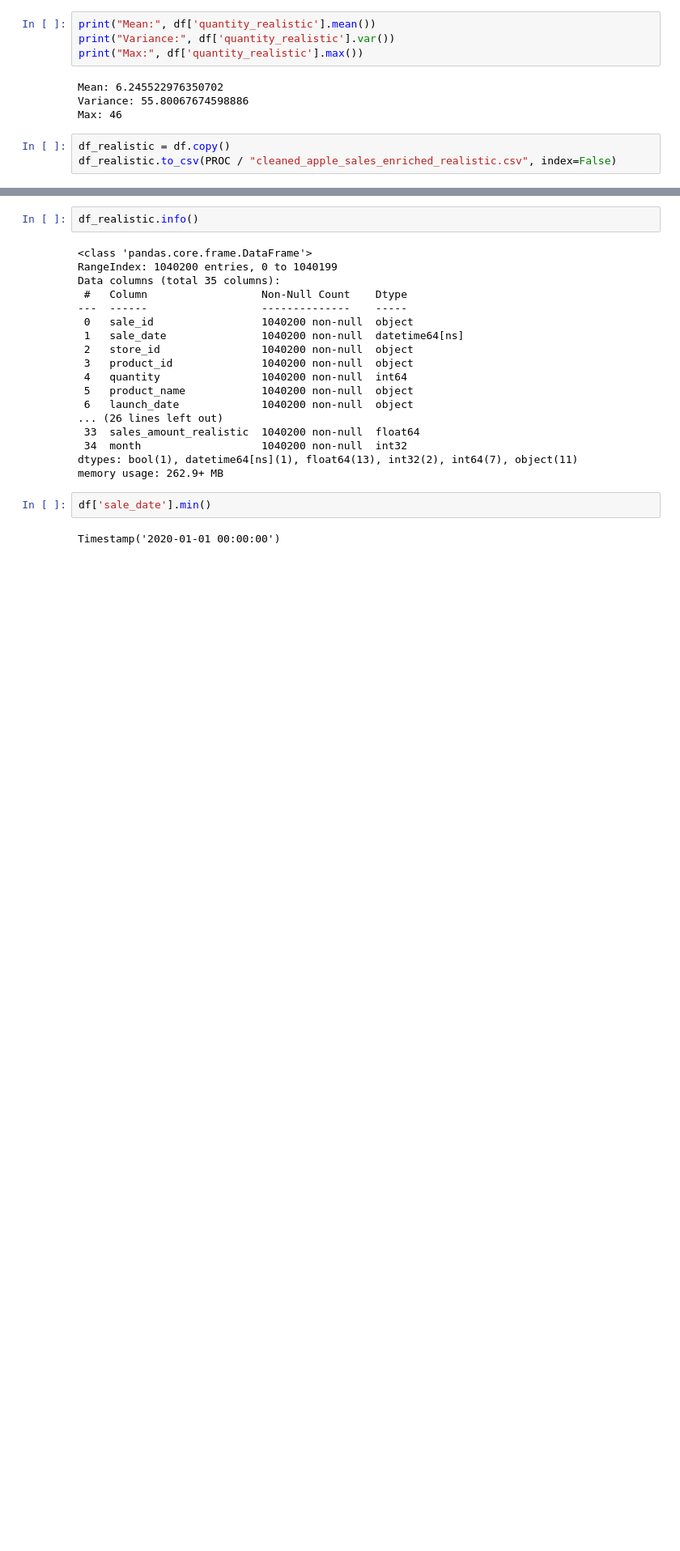
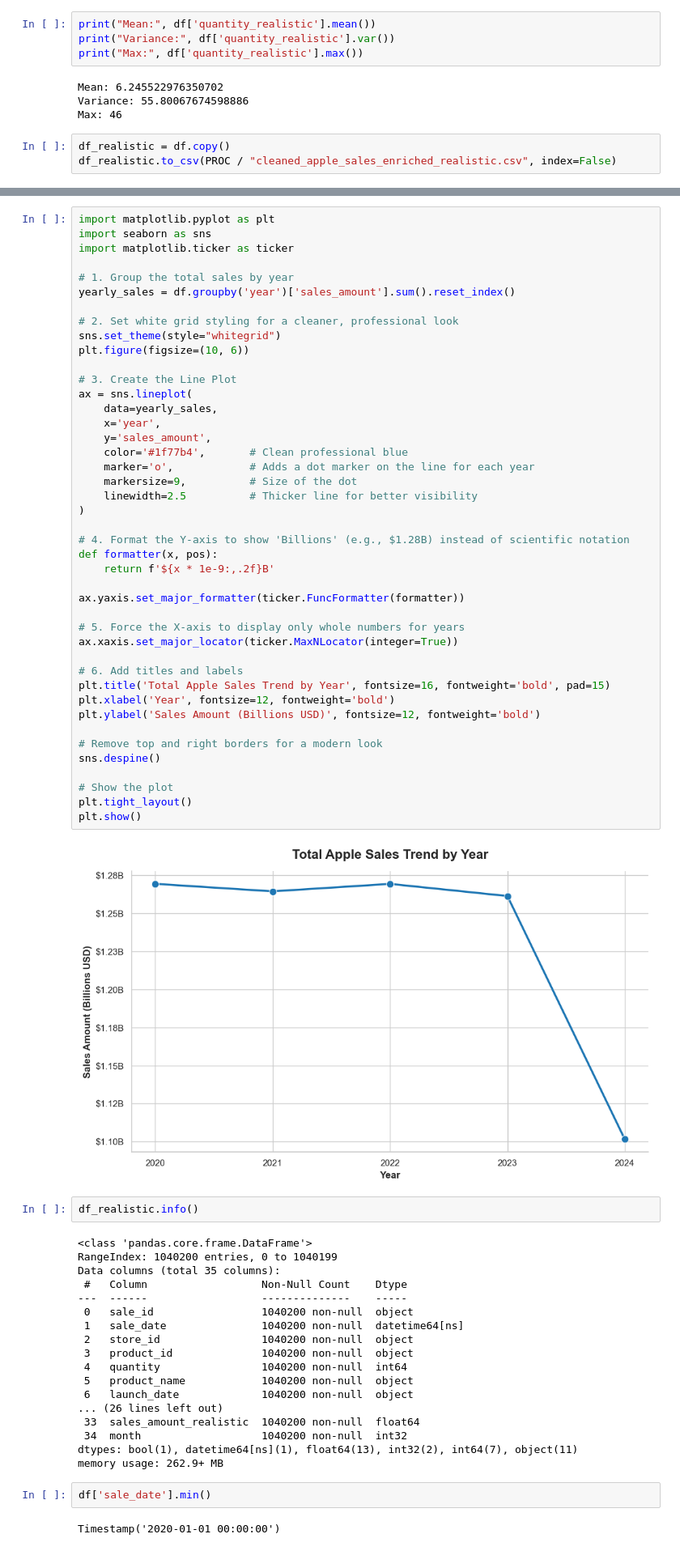
Before and after one commit to AliSherif2303/Apple-Retail-Sales-Forcasting, a Jupyter notebook: notebooks/002_preprocess_externals.ipynb, the cells around one changed output, grey strips where cells are left out. Shown at 81% size. Saved outputs shown, nothing was run; the diff lists cells and outputs as text; blank space fills up the shorter version.

```diff
--- a/notebooks/002_preprocess_externals.ipynb
+++ b/notebooks/002_preprocess_externals.ipynb
@@ -709,3 +811,48 @@ df_realistic.to_csv(PROC / "cleaned_apple_sales_enriched_realistic.csv", index=F
+# %%
+import matplotlib.pyplot as plt
+import seaborn as sns
+import matplotlib.ticker as ticker
+
+# 1. Group the total sales by year
+yearly_sales = df.groupby('year')['sales_amount'].sum().reset_index()
+
+# 2. Set white grid styling for a cleaner, professional look
+sns.set_theme(style="whitegrid")
+plt.figure(figsize=(10, 6))
+
+# 3. Create the Line Plot
+ax = sns.lineplot(
+    data=yearly_sales,
+    x='year',
+    y='sales_amount',
+    color='#1f77b4',       # Clean professional blue
+    marker='o',            # Adds a dot marker on the line for each year
+    markersize=9,          # Size of the dot
+    linewidth=2.5          # Thicker line for better visibility
+)
+
+# 4. Format the Y-axis to show 'Billions' (e.g., $1.28B) instead of scientific notation
+def formatter(x, pos):
+    return f'${x * 1e-9:,.2f}B'
+
+ax.yaxis.set_major_formatter(ticker.FuncFormatter(formatter))
+
+# 5. Force the X-axis to display only whole numbers for years
+ax.xaxis.set_major_locator(ticker.MaxNLocator(integer=True))
+
+# 6. Add titles and labels
+plt.title('Total Apple Sales Trend by Year', fontsize=16, fontweight='bold', pad=15)
+plt.xlabel('Year', fontsize=12, fontweight='bold')
+plt.ylabel('Sales Amount (Billions USD)', fontsize=12, fontweight='bold')
+
+# Remove top and right borders for a modern look
+sns.despine()
+
+# Show the plot
+plt.tight_layout()
+plt.show()
+# %% [output]
+[figure, added]
 # %%
 df_realistic.info()
 # %% [output]
```
Also changed, not shown: parts of 25 cells of this notebook, 7 other files.
